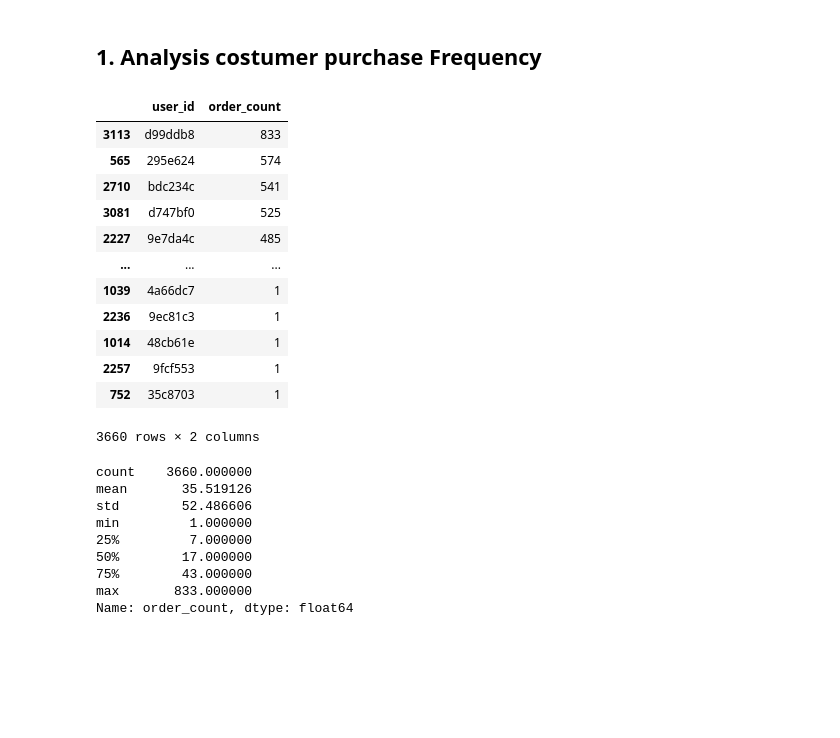
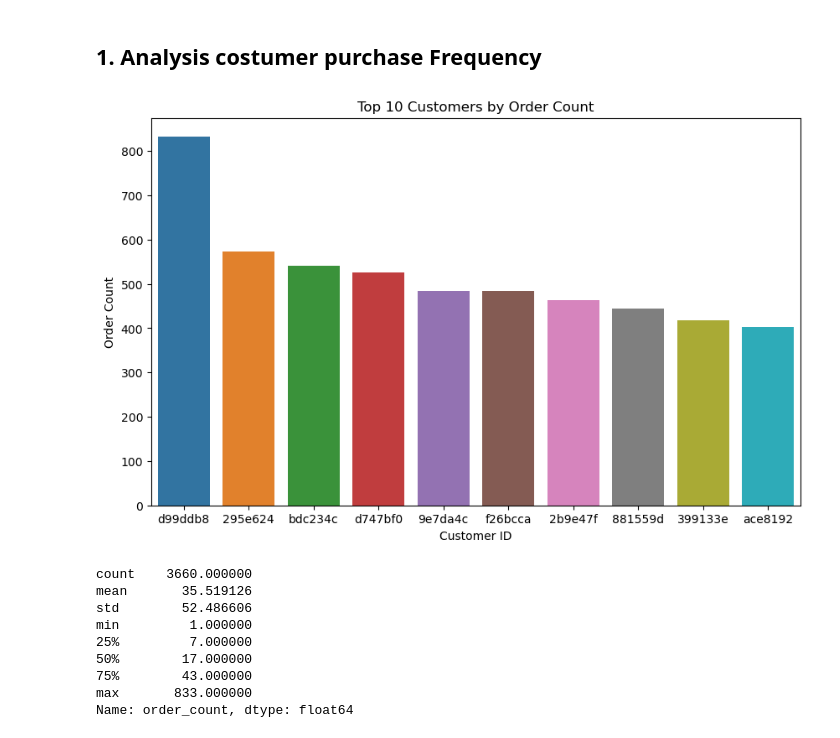
Before and after one commit to Ayush-mishra-0-0/AC, a Jupyter notebook: main.ipynb, the cells around one changed output. Drawn from its saved outputs; the diff is of its cells as text; code cells hidden in the pictures; blank space fills up the shorter version.

```diff
--- a/main.ipynb
+++ b/main.ipynb
@@ -103,26 +103,22 @@ dtype: object
 # %%
 # Calculate the purchase frequency for each customer
 purchase_frequency = df.groupby('user_id')['order_id'].count().reset_index().rename(columns={'order_id': 'order_count'})
 
 # Sort customers by order count in descending order
 purchase_frequency = purchase_frequency.sort_values(by='order_count', ascending=False)
 
 
 purchase_frequency
+
+# make plot for top 10 customers
+plt.figure(figsize=(10, 6))
+sns.barplot(x='user_id', y='order_count', data=purchase_frequency.head(10))
+plt.title('Top 10 Customers by Order Count')
+plt.xlabel('Customer ID')
+plt.ylabel('Order Count')
+plt.show()
 # %% [output]
-|  | user_id | order_count |
-| 3113 | d99ddb8 | 833 |
-| 565 | 295e624 | 574 |
-| 2710 | bdc234c | 541 |
-| 3081 | d747bf0 | 525 |
-| 2227 | 9e7da4c | 485 |
-| ... | ... | ... |
-| 1039 | 4a66dc7 | 1 |
-| 2236 | 9ec81c3 | 1 |
-| 1014 | 48cb61e | 1 |
-| 2257 | 9fcf553 | 1 |
-| 752 | 35c8703 | 1 |
-3660 rows × 2 columns
+[figure, added]
 # %%
 purchase_frequency['order_count'].describe()
 # %% [output]
```
Also changed, not shown: parts of 16 cells of this notebook, 21 other files.
